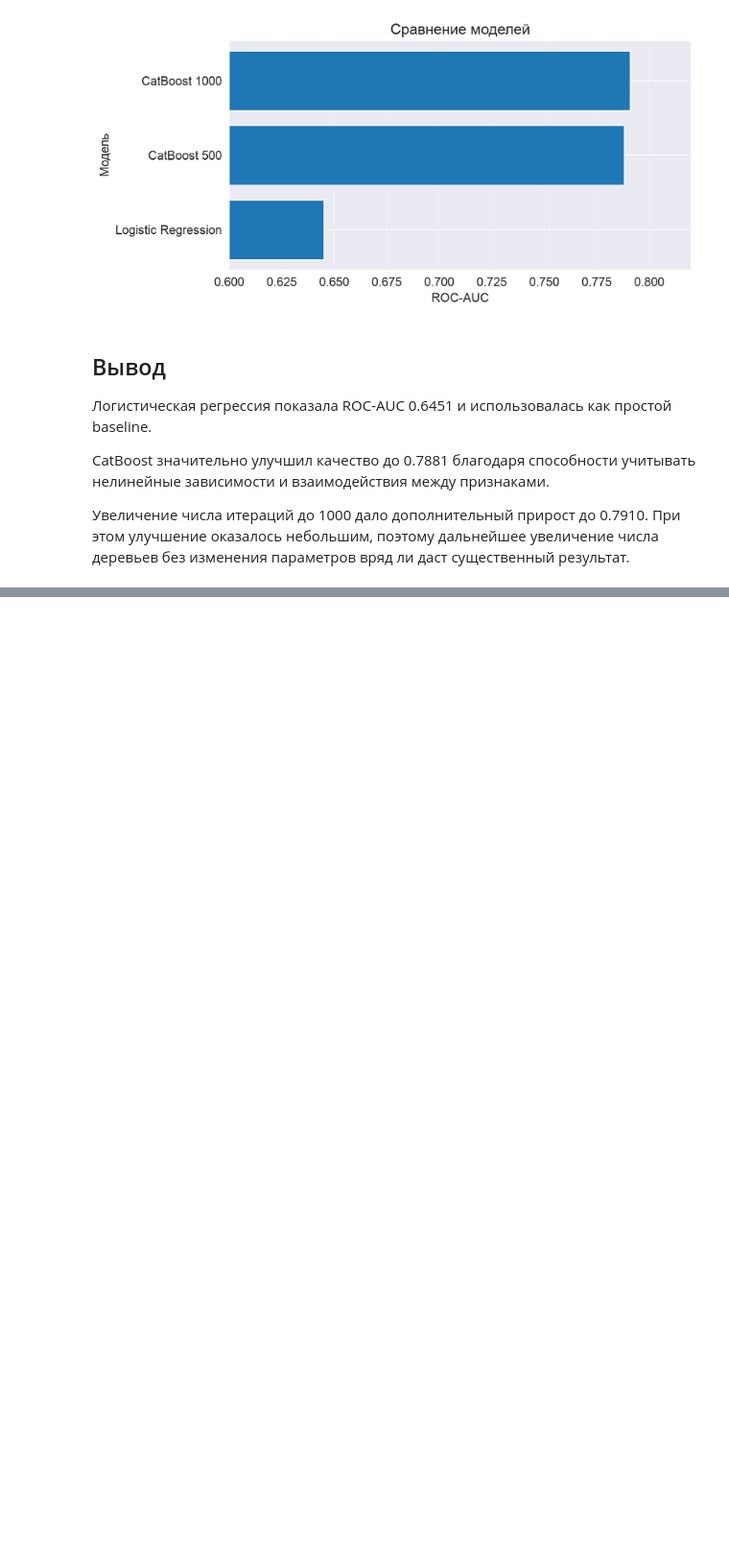
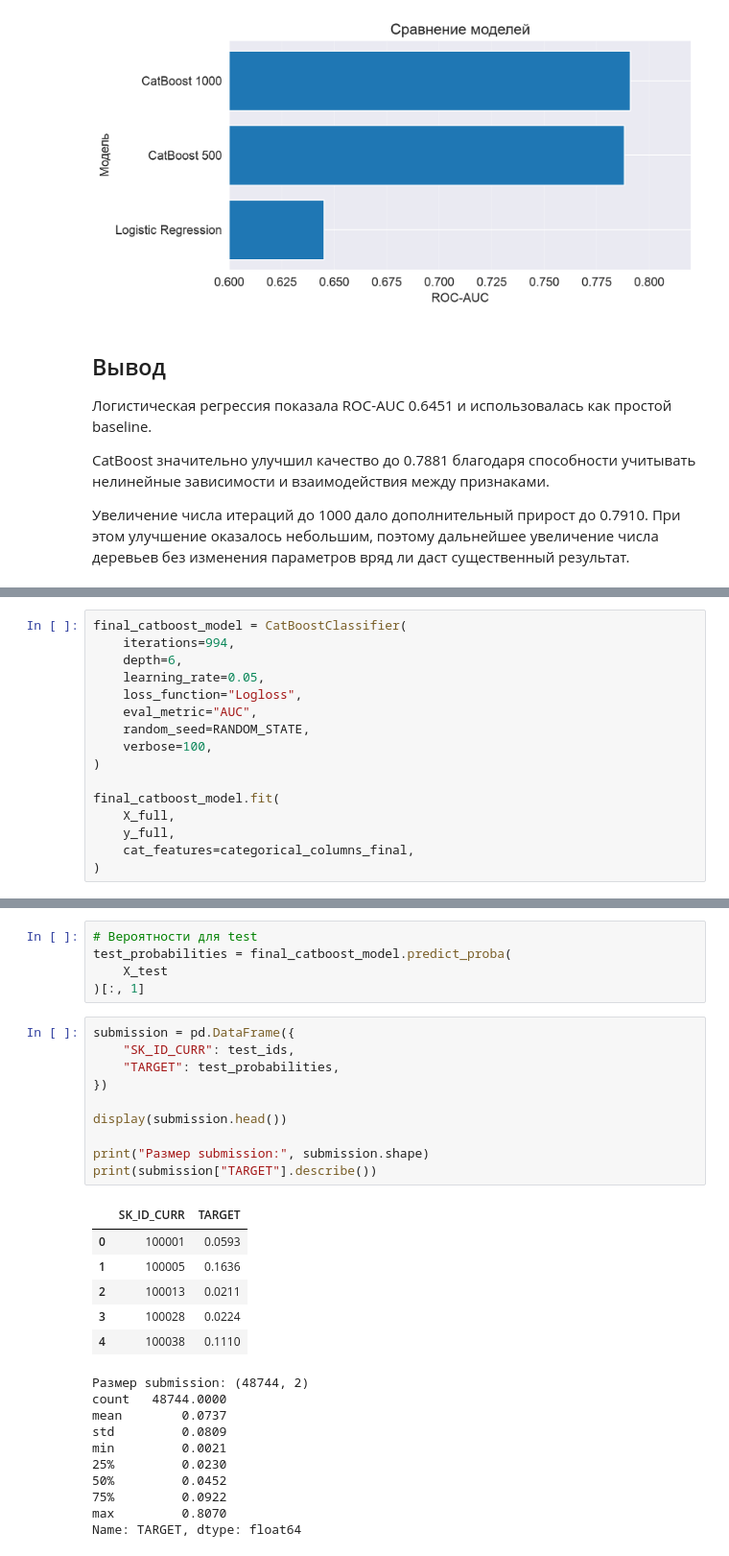
Before and after one commit to novaeKH/Credit-scoring, a Jupyter notebook: models.ipynb, the cells around one changed output, grey strips where cells are left out. Shown at 96% size. Saved outputs shown, nothing was run; the diff lists cells and outputs as text; blank space fills up the shorter version.

```diff
--- a/models.ipynb
+++ b/models.ipynb
@@ -999,0 +1253,16 @@ CatBoost значительно улучшил качество до 0.7881 бл
+# %%
+final_catboost_model = CatBoostClassifier(
+    iterations=994,
+    depth=6,
+    learning_rate=0.05,
+    loss_function="Logloss",
+    eval_metric="AUC",
+    random_seed=RANDOM_STATE,
+    verbose=100,
+)
+
+final_catboost_model.fit(
+    X_full,
+    y_full,
+    cat_features=categorical_columns_final,
+)
@@ -999,0 +1282,32 @@ CatBoost значительно улучшил качество до 0.7881 бл
+# %%
+# Вероятности для test
+test_probabilities = final_catboost_model.predict_proba(
+    X_test
+)[:, 1]
+# %%
+submission = pd.DataFrame({
+    "SK_ID_CURR": test_ids,
+    "TARGET": test_probabilities,
+})
+
+display(submission.head())
+
+print("Размер submission:", submission.shape)
+print(submission["TARGET"].describe())
+# %% [output]
+|  | SK_ID_CURR | TARGET |
+| 0 | 100001 | 0.0593 |
+| 1 | 100005 | 0.1636 |
+| 2 | 100013 | 0.0211 |
+| 3 | 100028 | 0.0224 |
+| 4 | 100038 | 0.1110 |
+Размер submission: (48744, 2)
+count   48744.0000
+mean        0.0737
+std         0.0809
+min         0.0021
+25%         0.0230
+50%         0.0452
+75%         0.0922
+max         0.8070
+Name: TARGET, dtype: float64
```
Also changed, not shown: parts of 17 cells of this notebook, 6 other files.
